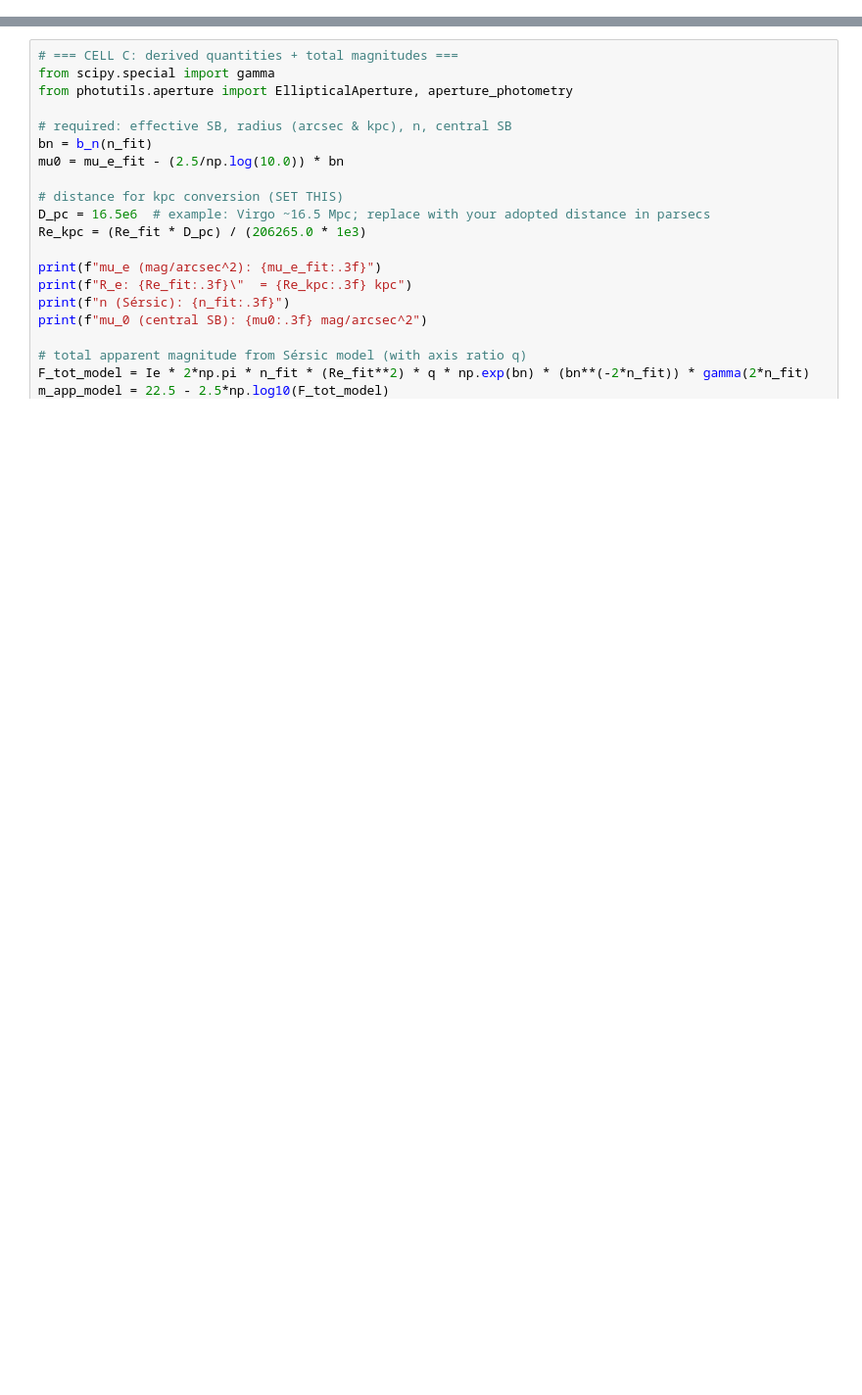
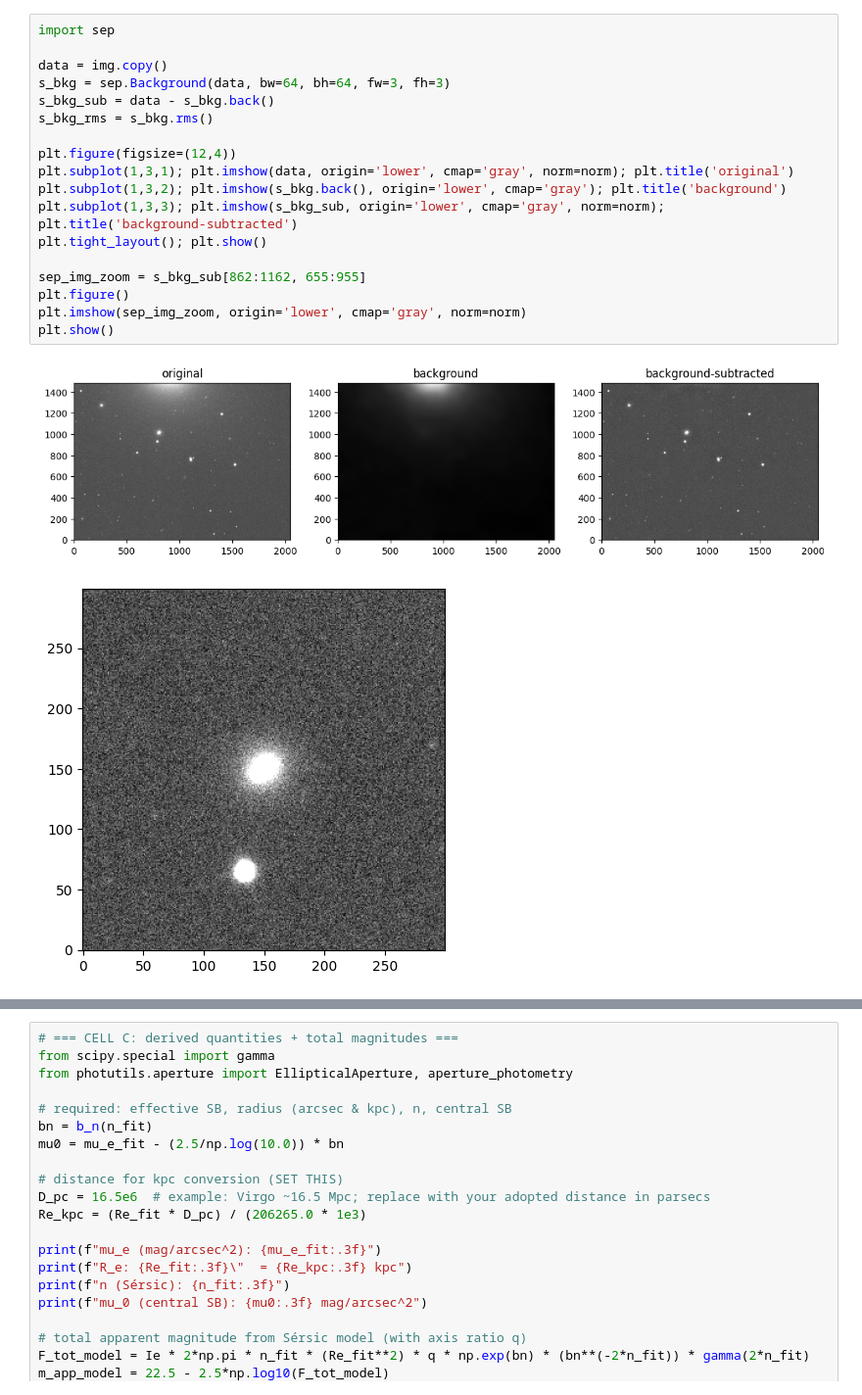
Before and after one commit to Hern-A/SurfaceBrightnessProfile, a Jupyter notebook: SurfaceBrightnessProfile.ipynb, the cells around one changed output, grey strips where cells are left out. Shown at 98% size. Cells and saved outputs as stored; diff of their text form; blank space fills up the shorter version.

```diff
--- a/SurfaceBrightnessProfile.ipynb
+++ b/SurfaceBrightnessProfile.ipynb
@@ -70 +1475,22 @@ KeyboardInterrupt:
+# %%
+import sep
+
+data = img.copy()
+s_bkg = sep.Background(data, bw=64, bh=64, fw=3, fh=3)
+s_bkg_sub = data - s_bkg.back()
+s_bkg_rms = s_bkg.rms()
+
+plt.figure(figsize=(12,4))
+plt.subplot(1,3,1); plt.imshow(data, origin='lower', cmap='gray', norm=norm); plt.title('original')
+plt.subplot(1,3,2); plt.imshow(s_bkg.back(), origin='lower', cmap='gray'); plt.title('background')
+plt.subplot(1,3,3); plt.imshow(s_bkg_sub, origin='lower', cmap='gray', norm=norm); plt.title('background-subtracted')
+plt.tight_layout(); plt.show()
+
+sep_img_zoom = s_bkg_sub[862:1162, 655:955]
+plt.figure()
+plt.imshow(sep_img_zoom, origin='lower', cmap='gray', norm=norm)
+plt.show()
+# %% [output]
+[figure, added]
+[figure, added]
 # %%
```
Also changed, not shown: parts of 28 cells of this notebook, 20 other files.
